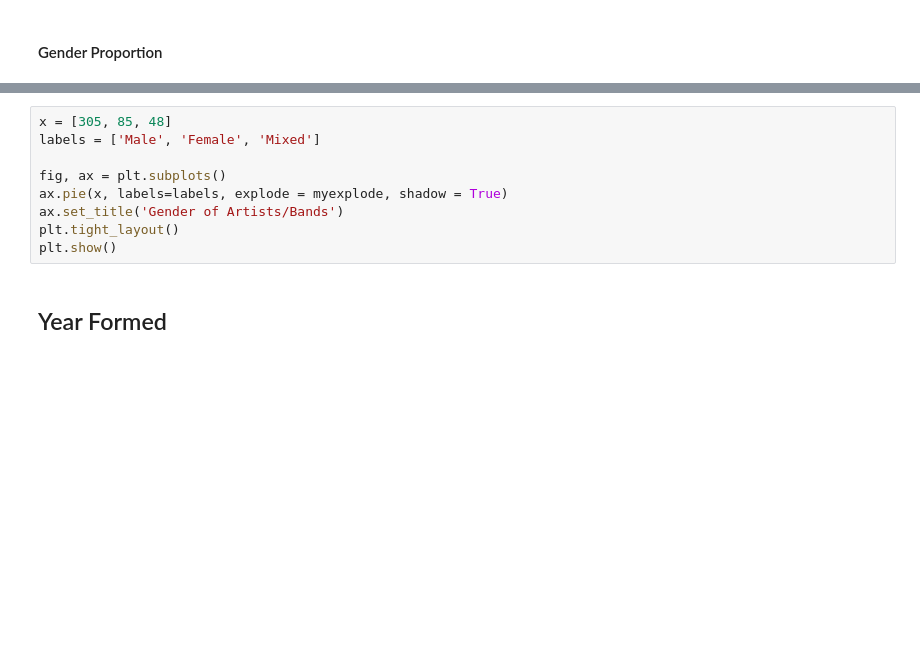
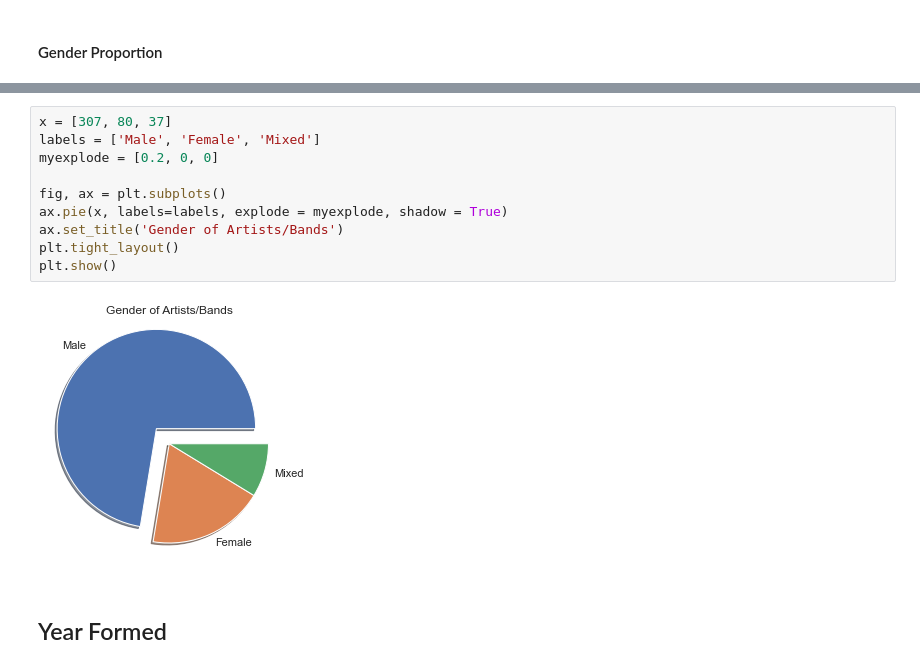
Before and after one commit to existentialplantperson/Week_08_COVID_analysis, a Jupyter notebook: Audio_Data_Update.ipynb, the cells around one changed output, grey strips where cells are left out. Drawn from its saved outputs; the diff is of its cells as text; blank space fills up the shorter version.

```diff
--- a/Audio_Data_Update.ipynb
+++ b/Audio_Data_Update.ipynb
@@ -500,12 +520,15 @@ plt.show()
 # %%
-x = [305, 85, 48]
+x = [307, 80, 37]
 labels = ['Male', 'Female', 'Mixed']
+myexplode = [0.2, 0, 0]
 
 fig, ax = plt.subplots()
 ax.pie(x, labels=labels, explode = myexplode, shadow = True)
 ax.set_title('Gender of Artists/Bands')
 plt.tight_layout()
 plt.show()
+# %% [output]
+[figure, added]
 # %% [markdown]
 ## Year Formed
 # %%
```
Also changed, not shown: parts of 24 cells of this notebook.
